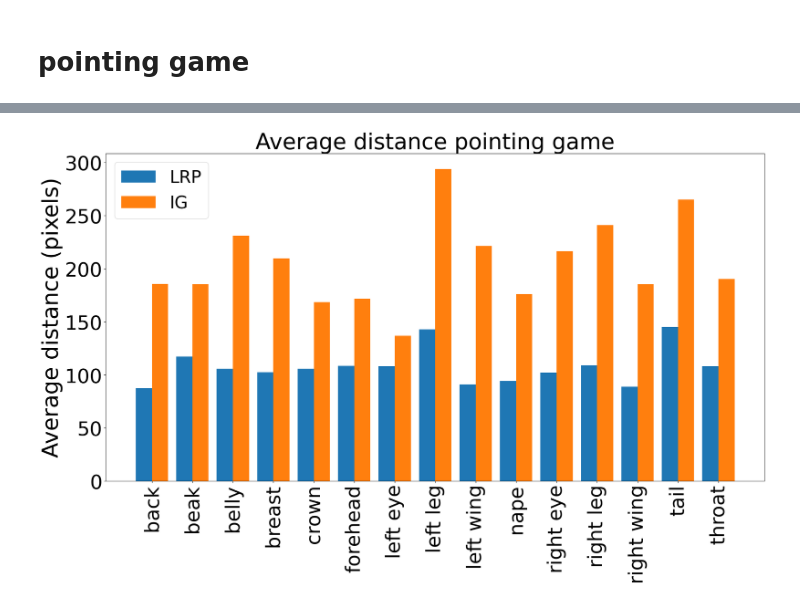
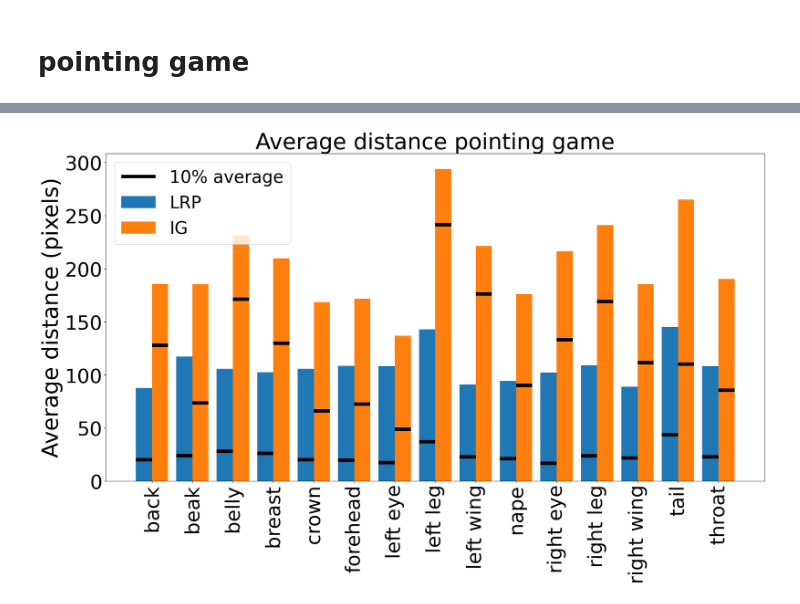
Before and after one commit to JackFurby/explainable-concept-bottleneck-models, a Jupyter notebook: plot.ipynb, the cells around one changed output, grey strips where cells are left out. Saved outputs shown, nothing was run; the diff lists cells and outputs as text; code cells hidden in the pictures.

Commit message:
added vanilla saliency, updated plot to include top 10% average

```diff
--- a/plot.ipynb
+++ b/plot.ipynb
@@ -26,0 +29,8 @@ plt.show()
+# %%
+IG_dist = pickle.load(open("./results/pointing_game/IG/pointing_game_values.pkl", "rb"))
+LRP_dist = pickle.load(open("./results/pointing_game/LRP/pointing_game_values.pkl", "rb"))
+# %%
+for key in range(len(LRP_dist)):
+	print(key, len(LRP_dist[key]), len(LRP_dist[key])*0.01, len(LRP_dist[key])*0.1, len(LRP_dist[key])*0.5)
+	print(len(sorted(LRP_dist[key][:int(len(LRP_dist[key])*0.1)])))
+	print(sorted(LRP_dist[key])[:int(len(LRP_dist[key])*0.1)])
@@ -27,23 +55,37 @@ plt.show()
 # %%
-LRP_values = [87.42524963093834, 116.99311648778489, 105.91203614106638, 102.30465876586223, 105.83434342642043, 108.43850914269329, 108.12531528159819, 142.83206537797187, 91.05261008420167, 93.99196937577814, 102.27726102497888, 109.18056410105248, 88.86086601422573, 145.17949423872543, 108.0666094956683]
-IG_values = [185.64146140341268, 185.11199550481322, 230.76338457183115, 209.46534304353116, 168.48381208682508, 171.52992068696943, 136.9502227404201, 293.65061079925795, 221.39366375334902, 175.93018222302734, 216.11874397229113, 241.0134672785708, 185.34746061358777, 265.08987216679554, 190.19368745785474]
+LRP_values = [(sum(LRP_dist[key]) / len(LRP_dist[key])) for key in range(len(LRP_dist))]
+LRP_shortest_list = [(sorted(LRP_dist[key])[:int(len(LRP_dist[key])*0.1)]) for key in range(len(LRP_dist))]
+LRP_shortest_values = [(sum(i) / len(i)) for i in LRP_shortest_list]
+IG_values = [(sum(IG_dist[key]) / len(IG_dist[key])) for key in range(len(IG_dist))]
+IG_shortest_list = [(sorted(IG_dist[key])[:int(len(IG_dist[key])*0.1)]) for key in range(len(IG_dist))]
+IG_shortest_values = [(sum(i) / len(i)) for i in IG_shortest_list]
 part_labels = ("back", "beak", "belly", "breast", "crown", "forehead", "left eye", "left leg", "left wing", "nape", "right eye", "right leg", "right wing", "tail", "throat")
 
 bar_width = 0.4
 fig = plt.subplots(figsize = (24, 12))
 num_parts = len(part_labels)
 
 ind = np.arange(num_parts)
 
 plt.bar(ind, LRP_values, bar_width, label='LRP')
 plt.bar(ind + bar_width, IG_values, bar_width, label='IG')
 
+# shortest 10% distance average
+
+LRP_start = ind-(bar_width/2)
+LRP_end = LRP_start+bar_width
+plt.hlines(LRP_shortest_values, LRP_start, LRP_end, color ='black', linewidth=7.0, label="10% average")
+
+IG_start = (ind-(bar_width/2))+bar_width
+IG_end = IG_start+bar_width
+plt.hlines(IG_shortest_values, IG_start, IG_end, color ='black', linewidth=7.0)
+
 plt.ylabel('Average distance (pixels)', fontsize=45)
 plt.title('Average distance pointing game', fontsize=45)
 
 plt.xticks(ind + bar_width / 2, part_labels, rotation='vertical', fontsize=40)
 plt.yticks(fontsize=40)
 plt.legend(loc='best', prop={'size': 35})
 plt.show()
 # %% [output]
-[figure, old version]
+[figure, new version]
```
Also changed, not shown: parts of 3 cells of this notebook, 1 other file.
